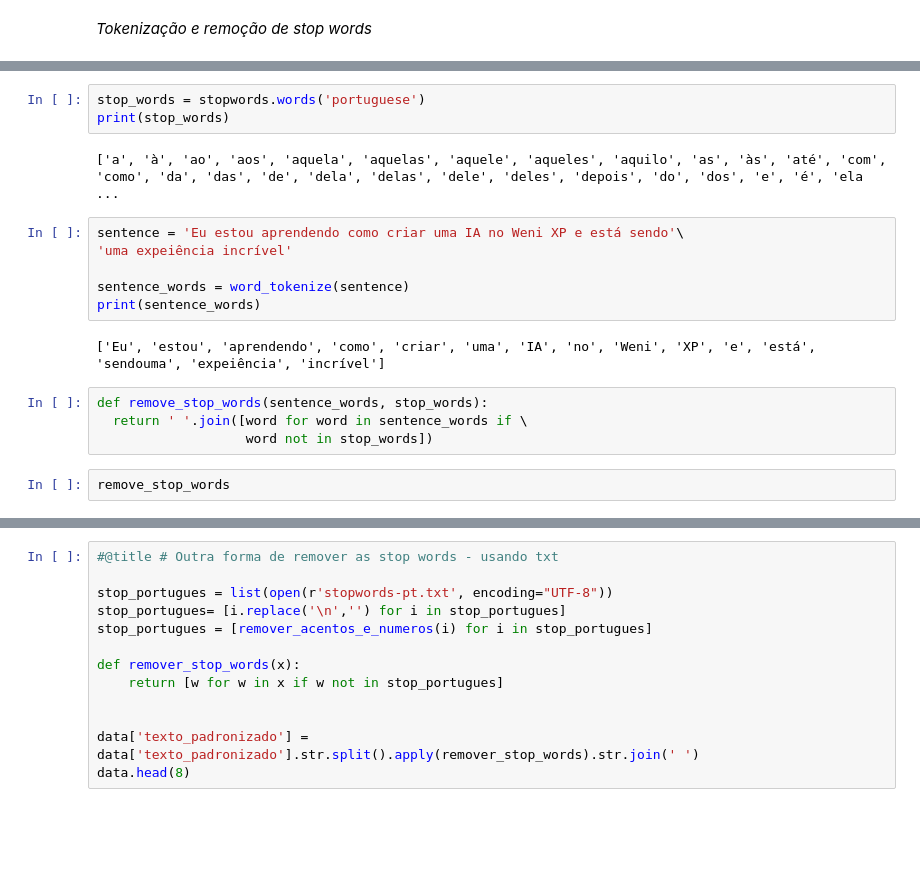
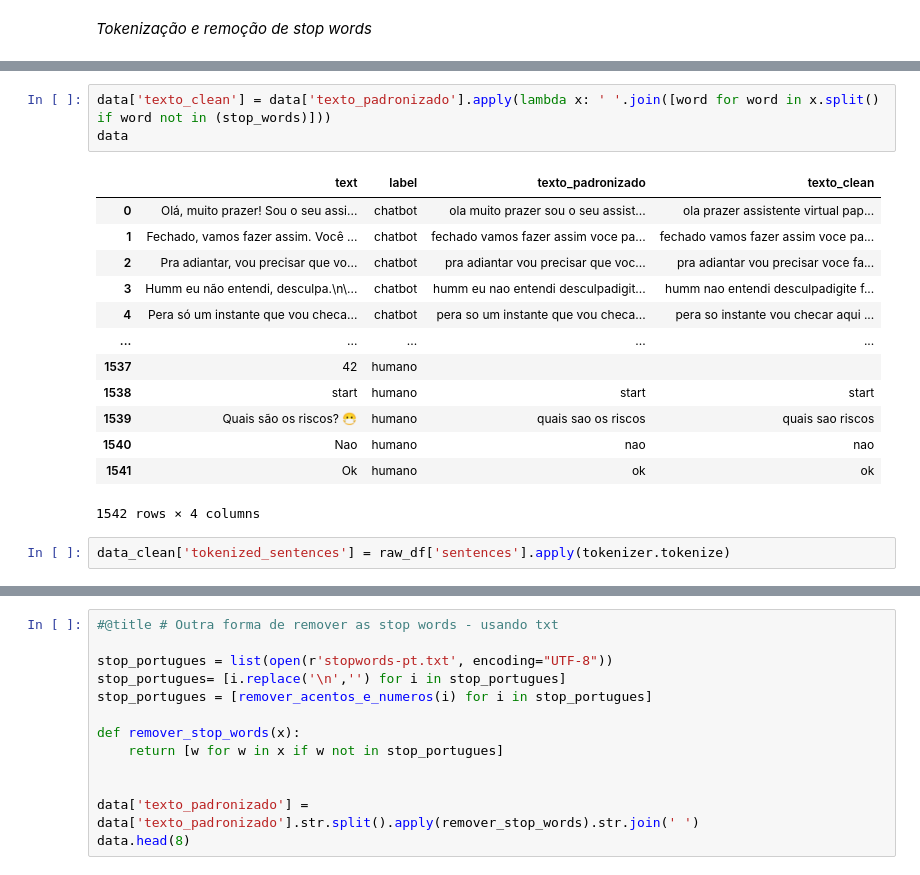
Before and after one commit to Mel-iza/Weni_XP_IA, a Jupyter notebook: notebook/weni_xp_hands_on_ia.ipynb, the cells around one changed output, grey strips where cells are left out. Saved outputs shown, nothing was run; the diff lists cells and outputs as text; blank space fills up the shorter version.

```diff
--- a/notebook/weni_xp_hands_on_ia.ipynb
+++ b/notebook/weni_xp_hands_on_ia.ipynb
@@ -304,19 +291,19 @@ from nltk.corpus import stopwords
-# %%
-stop_words = stopwords.words('portuguese')
-print(stop_words)
-# %% [output]
-['a', 'à', 'ao', 'aos', 'aquela', 'aquelas', 'aquele', 'aqueles', 'aquilo', 'as', 'às', 'até', 'com', 'como', 'da', 'das', 'de', 'dela', 'delas', 'dele', 'deles', 'depois', 'do', 'dos', 'e', 'é', 'ela ...
-# %%
-sentence = 'Eu estou aprendendo como criar uma IA no Weni XP e está sendo'\
-'uma expeiência incrível'
-
-sentence_words = word_tokenize(sentence)
-print(sentence_words)
-# %% [output]
-['Eu', 'estou', 'aprendendo', 'como', 'criar', 'uma', 'IA', 'no', 'Weni', 'XP', 'e', 'está', 'sendouma', 'expeiência', 'incrível']
 # %%
-def remove_stop_words(sentence_words, stop_words):
-  return ' '.join([word for word in sentence_words if \
-                   word not in stop_words])
+data['texto_clean'] = data['texto_padronizado'].apply(lambda x: ' '.join([word for word in x.split() if word not in (stop_words)]))
+data
+# %% [output]
+|  | text | label | texto_padronizado | texto_clean |
+| 0 | Olá, muito prazer! Sou o seu assi... | chatbot | ola muito prazer sou o seu assist... | ola prazer assistente virtual pap... |
+| 1 | Fechado, vamos fazer assim. Você ... | chatbot | fechado vamos fazer assim voce pa... | fechado vamos fazer assim voce pa... |
+| 2 | Pra adiantar, vou precisar que vo... | chatbot | pra adiantar vou precisar que voc... | pra adiantar vou precisar voce fa... |
+| 3 | Humm eu não entendi, desculpa.\n\... | chatbot | humm eu nao entendi desculpadigit... | humm nao entendi desculpadigite f... |
+| 4 | Pera só um instante que vou checa... | chatbot | pera so um instante que vou checa... | pera so instante vou checar aqui ... |
+| ... | ... | ... | ... | ... |
+| 1537 | 42 | humano |  |  |
+| 1538 | start | humano | start | start |
+| 1539 | Quais são os riscos? 😷 | humano | quais sao os riscos | quais sao riscos |
+| 1540 | Nao | humano | nao | nao |
+| 1541 | Ok | humano | ok | ok |
+1542 rows × 4 columns
-# %%
-remove_stop_words
+# %%
+data_clean['tokenized_sentences'] = raw_df['sentences'].apply(tokenizer.tokenize)
```
Also changed, not shown: parts of 10 cells of this notebook.
